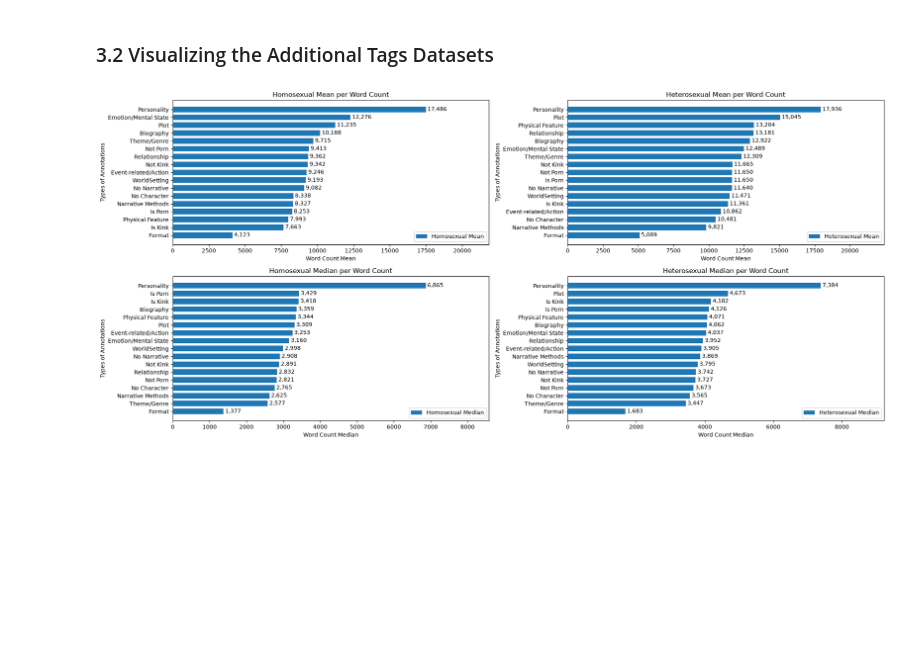
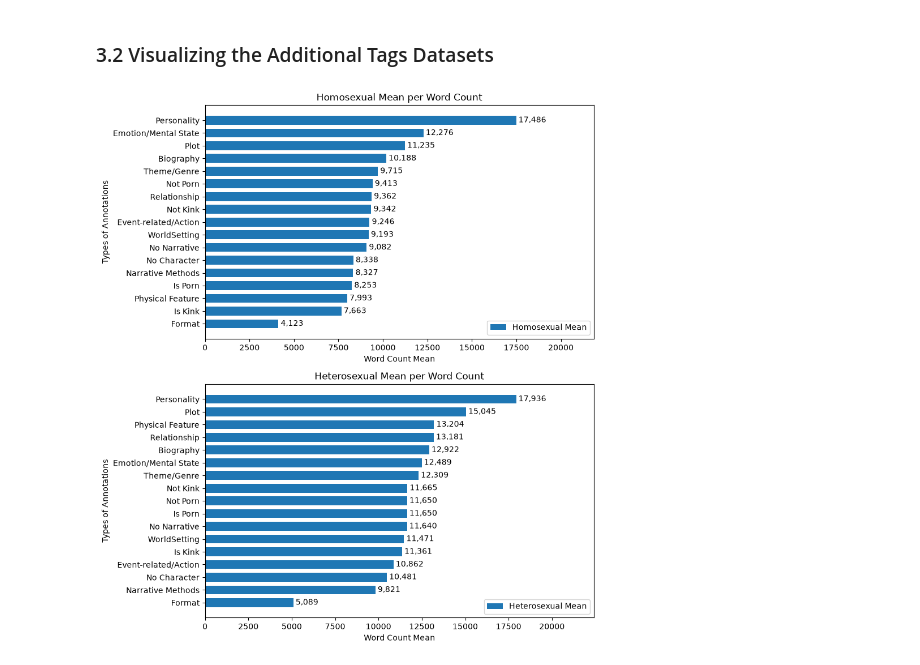
Before and after one commit to Cameron-Meinsma/ma_dh_thesis_v2, a Jupyter notebook: sub_rq_3_word_count.ipynb, the cells around one changed output. Cells and saved outputs as stored; diff of their text form; code cells hidden in the pictures; blank space fills up the shorter version.

Commit message:
Updated graph

```diff
--- a/sub_rq_3_word_count.ipynb
+++ b/sub_rq_3_word_count.ipynb
@@ -402,88 +402,52 @@ shape: (17, 5)
 # %%
 df_ff_mm_wc_anno_stats_mean_sorted = df_ff_mm_wc_anno_stats.sort("Mean", descending=True)
 df_fm_wc_anno_stats_mean_sorted = df_fm_wc_anno_stats.sort("Mean", descending=True)
-df_ff_mm_wc_anno_stats_median_sorted = df_ff_mm_wc_anno_stats.sort("Median", descending=True)
-df_fm_wc_anno_stats_median_sorted = df_fm_wc_anno_stats.sort("Median", descending=True)
+
 
 N = len(df_ff_mm_wc_anno_stats_mean_sorted["Label"]) # Amount of groups
 width = 0.7 # Width of the bars
 ind = np.arange(N) # Position of the bars on x-axis
 
-fig, ax = plt.subplots(2, 2, figsize=(20, 9)) # Set figure size
+fig, ax = plt.subplots(2, 1, figsize=(9, 10)) # Set figure size
 
 # Homosexual Mean Additional Tags
 # Plot a horizontal bar plot
-p1 = ax[0, 0].barh(ind, df_ff_mm_wc_anno_stats_mean_sorted["Mean"], width, label="Homosexual Mean")
+p1 = ax[0].barh(ind, df_ff_mm_wc_anno_stats_mean_sorted["Mean"], width, label="Homosexual Mean")
 
 #labels
-ax[0, 0].yaxis.set_inverted(True)  # arrange data from top to bottom
-ax[0, 0].set_xlabel('Word Count Mean')
-ax[0, 0].set_title('Homosexual Mean per Word Count')
-ax[0, 0].set_ylabel('Types of Annotations')
-ax[0, 0].set_yticks(ind)
-ax[0, 0].set_yticklabels(df_ff_mm_wc_anno_stats_mean_sorted['Label'])
-ax[0, 0].legend(loc='best')
+ax[0].yaxis.set_inverted(True)  # arrange data from top to bottom
+ax[0].set_xlabel('Word Count Mean')
+ax[0].set_title('Homosexual Mean per Word Count')
+ax[0].set_ylabel('Types of Annotations')
+ax[0].set_yticks(ind)
+ax[0].set_yticklabels(df_ff_mm_wc_anno_stats_mean_sorted['Label'])
+ax[0].legend(loc='best')
 
-ax[0, 0].bar_label(p1, labels=[f"{x:,.0f}" for x in df_ff_mm_wc_anno_stats_mean_sorted["Mean"]], padding=3)
+ax[0].bar_label(p1, labels=[f"{x:,.0f}" for x in df_ff_mm_wc_anno_stats_mean_sorted["Mean"]], padding=3)
 
 # Add space for the labels
-ax[0, 0].set_xlim(right=df_ff_mm_wc_anno_stats_mean_sorted["Mean"].max() * 1.25)
+ax[0].set_xlim(right=df_ff_mm_wc_anno_stats_mean_sorted["Mean"].max() * 1.25)
 
 # Heterosexual Mean Additional Tags
 # Plot a horizontal bar plot
-p2 = ax[0, 1].barh(ind, df_fm_wc_anno_stats_mean_sorted["Mean"], width, label="Heterosexual Mean")
+p2 = ax[1].barh(ind, df_fm_wc_anno_stats_mean_sorted["Mean"], width, label="Heterosexual Mean")
 
 #labels
-ax[0, 1].yaxis.set_inverted(True)  # arrange data from top to bottom
-ax[0, 1].set_xlabel('Word Count Mean')
-ax[0, 1].set_title('Heterosexual Mean per Word Count')
-ax[0, 1].set_ylabel('Types of Annotations')
-ax[0, 1].set_yticks(ind)
-ax[0, 1].set_yticklabels(df_fm_wc_anno_stats_mean_sorted['Label'])
-ax[0, 1].legend(loc='best')
+ax[1].yaxis.set_inverted(True)  # arrange data from top to bottom
+ax[1].set_xlabel('Word Count Mean')
+ax[1].set_title('Heterosexual Mean per Word Count')
+ax[1].set_ylabel('Types of Annotations')
+ax[1].set_yticks(ind)
+ax[1].set_yticklabels(df_fm_wc_anno_stats_mean_sorted['Label'])
+ax[1].legend(loc='best')
 
-ax[0, 1].bar_label(p2, labels=[f"{x:,.0f}" for x in df_fm_wc_anno_stats_mean_sorted["Mean"]], padding=3)
+ax[1].bar_label(p2, labels=[f"{x:,.0f}" for x in df_fm_wc_anno_stats_mean_sorted["Mean"]], padding=3)
 
 # Add space for the labels
-ax[0, 1].set_xlim(right=df_fm_wc_anno_stats_mean_sorted["Mean"].max() * 1.25)
+ax[1].set_xlim(right=df_fm_wc_anno_stats_mean_sorted["Mean"].max() * 1.25)
 
-# Homosexal Mean Additional Tags
-# Plot a horizontal bar plot
-p3 = ax[1, 0].barh(ind, df_ff_mm_wc_anno_stats_median_sorted["Median"], width, label="Homosexual Median")
-
-#labels
-ax[1, 0].yaxis.set_inverted(True)  # arrange data from top to bottom
-ax[1, 0].set_xlabel('Word Count Median')
-ax[1, 0].set_title('Homosexual Median per Word Count')
-ax[1, 0].set_ylabel('Types of Annotations')
-ax[1, 0].set_yticks(ind)
-ax[1, 0].set_yticklabels(df_ff_mm_wc_anno_stats_median_sorted['Label'])
-ax[1, 0].legend(loc='best')
-
-ax[1, 0].bar_label(p3, labels=[f"{x:,.0f}" for x in df_ff_mm_wc_anno_stats_median_sorted["Median"]], padding=3)
-
-# Add space for the labels
-ax[1, 0].set_xlim(right=df_ff_mm_wc_anno_stats_median_sorted["Median"].max() * 1.25)
-
-# Homosexal Mean Additional Tags
-# Plot a horizontal bar plot
-p4 = ax[1, 1].barh(ind, df_fm_wc_anno_stats_median_sorted["Median"], width, label="Heterosexual Median")
-
-#labels
-ax[1, 1].yaxis.set_inverted(True)  # arrange data from top to bottom
-ax[1, 1].set_xlabel('Word Count Median')
-ax[1, 1].set_title('Heterosexual Median per Word Count')
-ax[1, 1].set_ylabel('Types of Annotations')
-ax[1, 1].set_yticks(ind)
-ax[1, 1].set_yticklabels(df_fm_wc_anno_stats_median_sorted['Label'])
-ax[1, 1].legend(loc='best')
-
-ax[1, 1].bar_label(p4, labels=[f"{x:,.0f}" for x in df_fm_wc_anno_stats_median_sorted["Median"]], padding=3)
-
-# Add space for the labels
-ax[1, 1].set_xlim(right=df_fm_wc_anno_stats_median_sorted["Median"].max() * 1.25)
 
 plt.tight_layout()
 plt.show()
 # %% [output]
-[figure, old version]
+[figure, new version]
```
Also changed, not shown: parts of 1 cell of this notebook, 3 other files.
